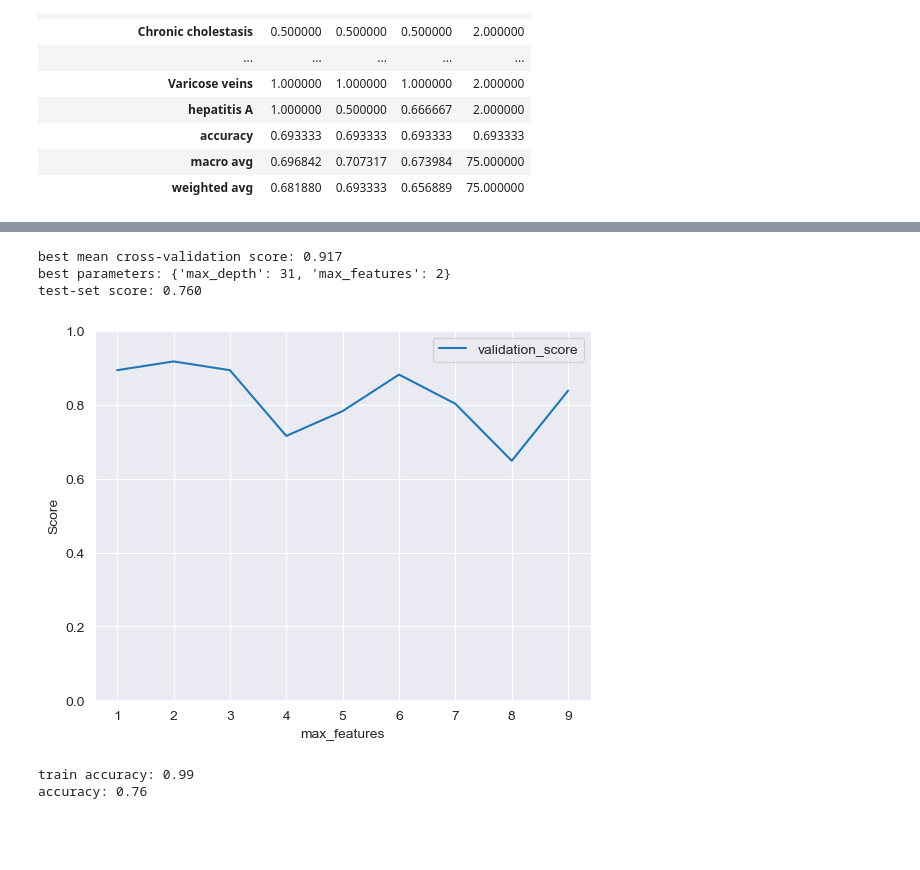
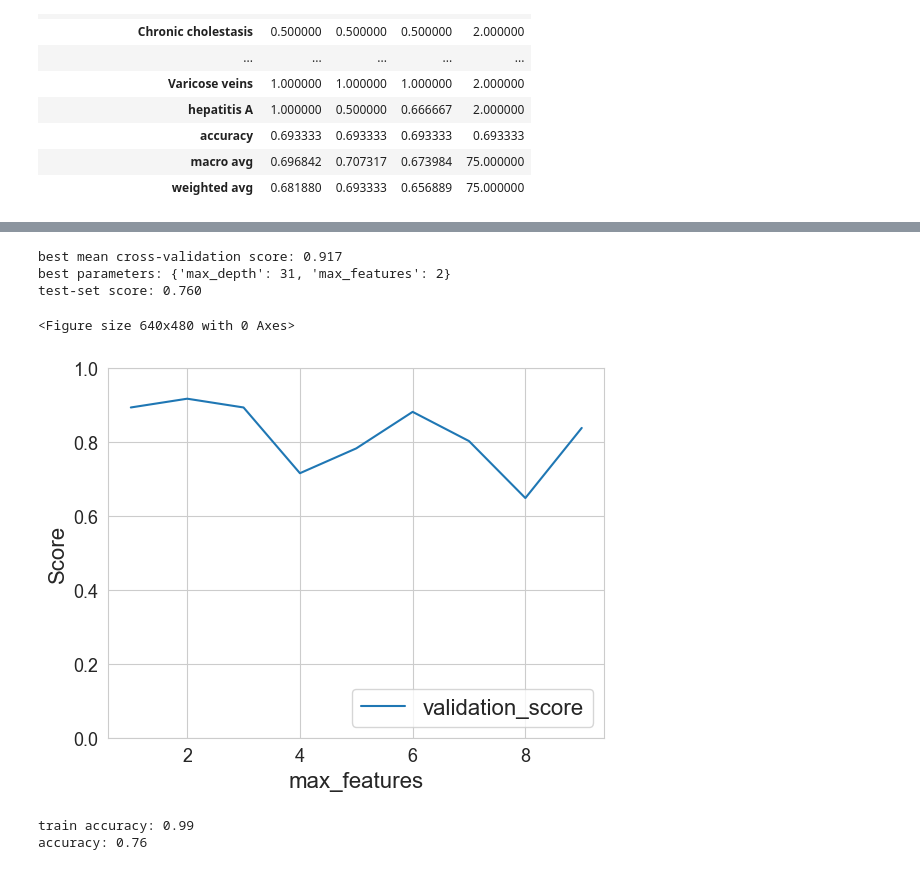
Before and after one commit to tom-bourjala/SDU-ML-DSP, a Jupyter notebook: main.ipynb, the cells around one changed output, grey strips where cells are left out. Saved outputs shown, nothing was run; the diff lists cells and outputs as text; code cells hidden in the pictures; blank space fills up the shorter version.

```diff
--- a/main.ipynb
+++ b/main.ipynb
@@ -635,7 +669,10 @@ scores = pd.DataFrame(grid.results_)
 #rename test_score to validation_score
 scores.rename(columns={'test_score': 'validation_score'}, inplace=True)
 
-scores.plot(x='max_depth', y='validation_score', ylim=(0, 1),ylabel= 'Score', grid= 'on')
+plt.figure()
+plt.rcParams.update({'font.size': 16})
+scores.plot(x='max_depth', y='validation_score', ylim=(0, 1),ylabel= 'Score', grid= 'on', fontsize=13)
+plt.legend(loc='lower right')
 
 print("best score: {:.3f}".format(grid.best_score_))
 print("best parameters: {}".format(grid.best_params_))
@@ -648,26 +686,30 @@ test-set score: 0.840
 # %%
 param_grid = {'max_features': range(1, 10, 1), 'max_depth': [grid.best_params_['max_depth']]}
 
 grid = CustomGridSearch(DecisionTreeClassifier(random_state=42), param_grid)
 
 grid.fit(X_train, y_train_labels, X_test_cv, y_test_cv_labels)
 
 scores = pd.DataFrame(grid.results_)
 
 #rename test_score to validation_score
 scores.rename(columns={'test_score': 'validation_score'}, inplace=True)
 
-scores.plot(x='max_features', y='validation_score', ylim=(0, 1),ylabel= 'Score', grid= 'on')
+plt.figure()
+plt.rcParams.update({'font.size': 16})
+scores.plot(x='max_features', y='validation_score', ylim=(0, 1),ylabel= 'Score', grid= 'on', fontsize=13)
+plt.legend(loc='lower right')
 
 print("best mean cross-validation score: {:.3f}".format(grid.best_score_))
 print("best parameters: {}".format(grid.best_params_))
 
 print("test-set score: {:.3f}".format(grid.score(X_test, y_test_labels)))
 # %% [output]
 best mean cross-validation score: 0.917
 best parameters: {'max_depth': 31, 'max_features': 2}
 test-set score: 0.760
+<Figure size 640x480 with 0 Axes>
-[figure, old version]
+[figure, new version]
 # %%
 # Decision Tree with the best parameters
 clf = DecisionTreeClassifier(random_state=42, max_depth=grid.best_params_['max_depth'], max_features=grid.best_params_['max_features'])
```
Also changed, not shown: parts of 7 cells of this notebook.
